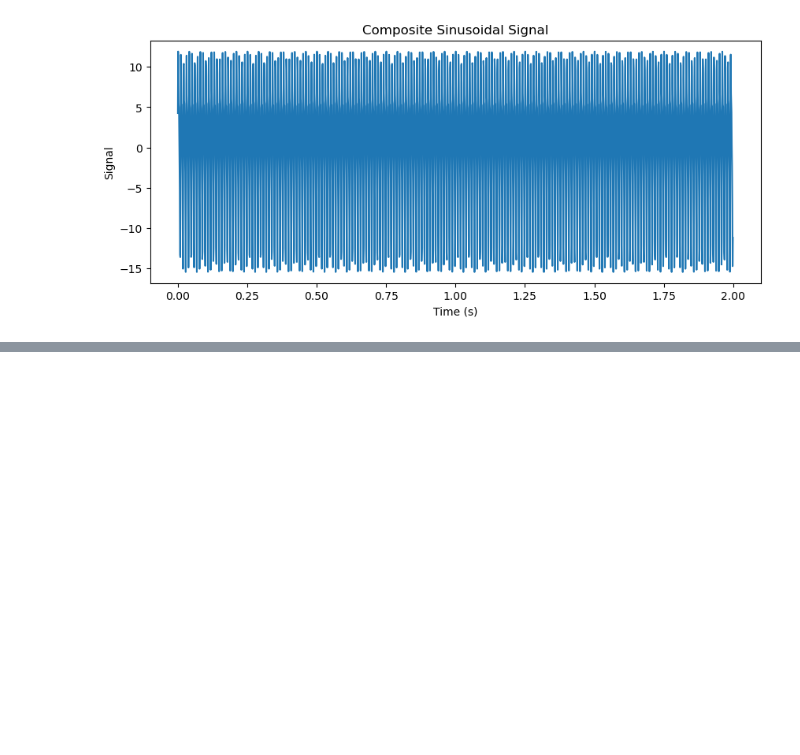
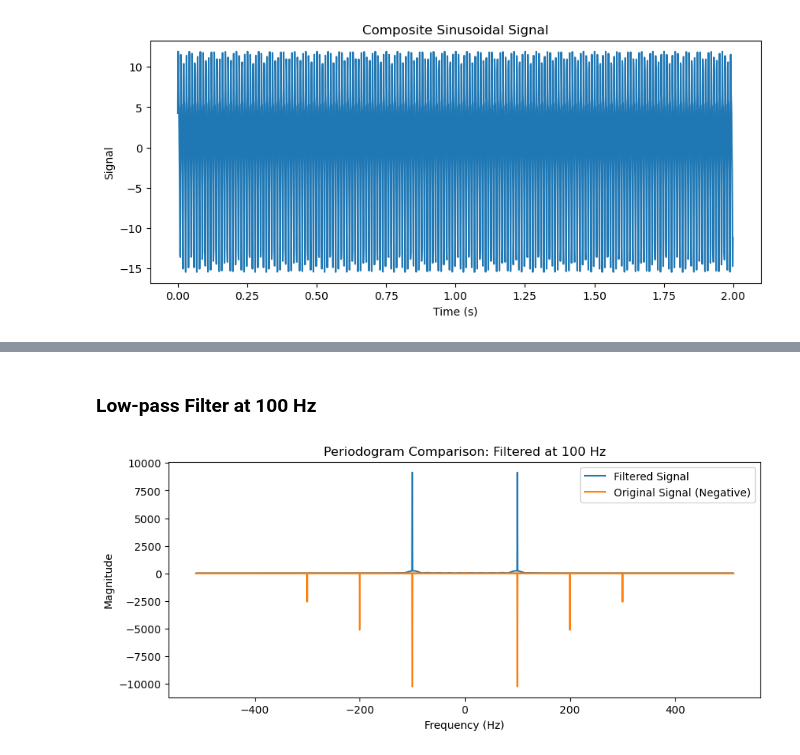
Before and after one commit to ShitongGuo/LZU_lab, a Jupyter notebook: lab_1.ipynb, the cells around one changed output, grey strips where cells are left out. Drawn from its saved outputs; the diff is of its cells as text; code cells hidden in the pictures; blank space fills up the shorter version.

```diff
--- a/lab_1.ipynb
+++ b/lab_1.ipynb
@@ -62,6 +71,7 @@ plt.show()
 ### 2. Filtering
 # %%
 sin_sampling_rate = 1024  # Sampling rate for the sinusoid
+sin_Nyquist_freq = sin_sampling_rate / 2
 sin_N = 2048  # Number of samples for the sinusoid
 sin_time_series = np.arange(0, sin_N / sin_sampling_rate, 1 / sin_sampling_rate)
 signal_1 = generate_sinusoidal(sin_time_series, 10, 100, 0)
@@ -79,0 +106,20 @@ plt.show()
+# %% [markdown]
+### Low-pass Filter at 100 Hz
+# %%
+from scipy.signal import firwin, lfilter
+
+# Design a low-pass FIR filter
+fir_1 = firwin(numtaps=101, cutoff=110/sin_Nyquist_freq, pass_zero=True)
+fir_1_signal = lfilter(fir_1, 1.0, sin_signal)
+fd_fir_1_signal = np.fft.fft(fir_1_signal)
+
+plt.figure(figsize=(10, 4))
+plt.plot(sin_freq_series, np.abs(fd_fir_1_signal), label='Filtered Signal')
+plt.plot(sin_freq_series, -np.abs(sin_fd_signal), label='Original Signal (Negative)')
+plt.title('Periodogram Comparison: Filtered at 100 Hz')
+plt.xlabel('Frequency (Hz)')
+plt.ylabel('Magnitude')
+plt.legend()
+plt.show()
+# %% [output]
+[figure, added]
```
Also changed, not shown: parts of 12 cells of this notebook, 2 other files.
